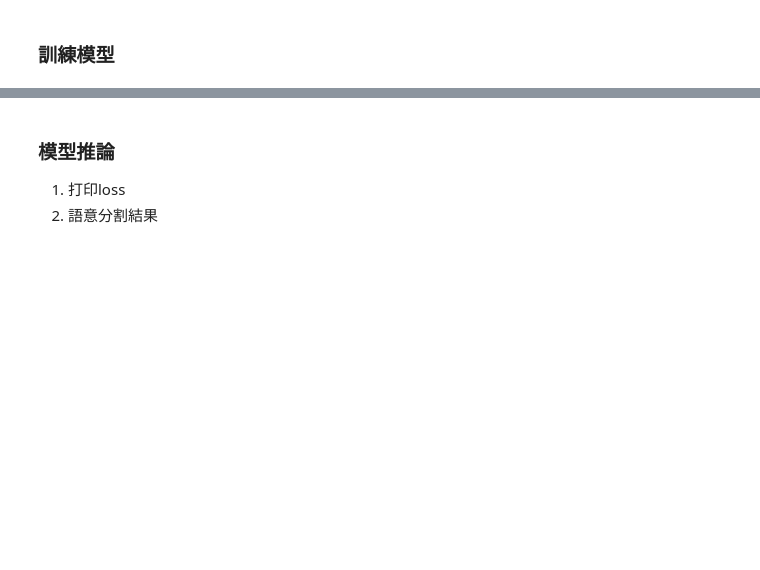
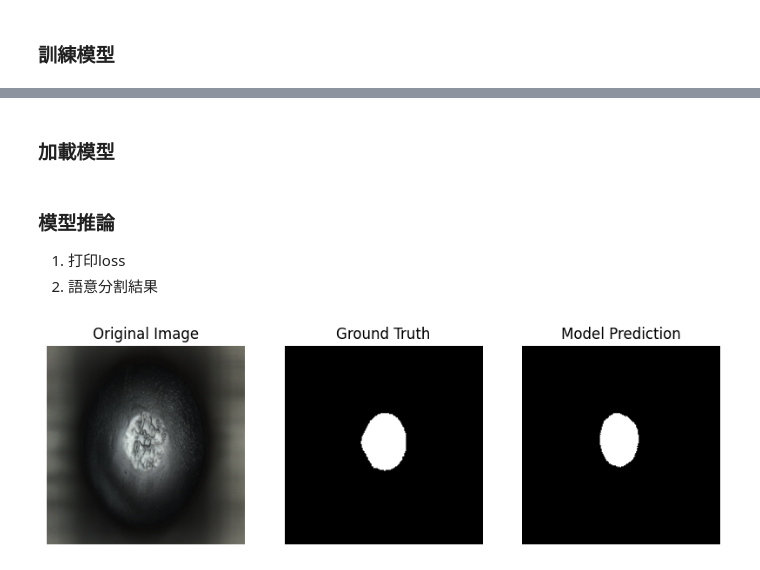
Before and after one commit to EureCalla/Probe-Mark, a Jupyter notebook: notebook/PM.ipynb, the cells around one changed output, grey strips where cells are left out. Drawn from its saved outputs; the diff is of its cells as text; code cells hidden in the pictures; blank space fills up the shorter version.

Commit message:
feat: 使用UNet和VGG16兩種架構訓練模型，完成模型推論，並且準備數據集改用torchvision.tv_tensors來轉換

```diff
--- a/notebook/PM.ipynb
+++ b/notebook/PM.ipynb
@@ -123,5 +83,9 @@ import os
 from PIL import Image
 import torch
 from torch.utils.data import Dataset, DataLoader
-import torchvision.transforms as transforms
+import torch
+import torchvision.transforms.v2 as T
+import torchvision.tv_tensors as tv_tensors
+# 設置訓練的設備（GPU/CPU）
+device = torch.device("cuda" if torch.cuda.is_available() else "cpu")
 # %%
@@ -260,5 +451,57 @@ torch.Size([234, 3, 1024, 1024]) torch.Size([234, 1, 1024, 1024])
+# %% [markdown]
+### 加載模型
+# %%
+import torch
+import torch.nn as nn
+
+# 初始化模型
+# model = UNet()
+model = VGG16()
+
+# 加載模型的狀態字典
+# model.load_state_dict(torch.load(folder_path+'\\unet_model.pth'))
+model.load_state_dict(torch.load(folder_path+'\\vgg16_model.pth'))
+# 加載完整模型
+# model = torch.load(folder_path+'\\unet_full_model.pth')
+model = torch.load(folder_path+'\\vgg16_full_model.pth')
 # %% [markdown]
 ### 模型推論
 1. 打印loss
 2. 語意分割結果
+# %%
+import matplotlib.pyplot as plt
+# 將模型設置為評估模式（這在進行推理時是必要的）
+model.eval()
+with torch.no_grad():
+    for orig_image, label_image in dataloader:
+        orig_image = orig_image.to(device)
+        label_image = label_image.to(device)
+
+        outputs = model(orig_image)
+        # 將輸出轉換0或1
+        outputs = (outputs > 0.5).float()
+
+        plt.figure(figsize=(10, 6))
+        plt.subplot(1, 3, 1)
+        plt.imshow(orig_image[0].permute(1, 2, 0).cpu().numpy())
+        plt.title("Original Image")
+        plt.axis("off")
+
+        plt.subplot(1, 3, 2)
+        plt.imshow(label_image[0][0].cpu().numpy(), cmap="gray")
+        plt.title("Ground Truth")
+        plt.axis("off")
+
+        plt.subplot(1, 3, 3)
+        plt.imshow(outputs[0][0].cpu().numpy(), cmap="gray")
+        plt.title("Model Prediction")
+        plt.axis("off")
+
+        # 保存圖像，指定文件名稱和格式
+        # plt.savefig(folder_path+'\\UNet_image_test.png', dpi=300, bbox_inches='tight')
+        plt.savefig(folder_path+'\\VGG16_image_test.png', dpi=300, bbox_inches='tight')
+        plt.show()
+        break
+# %% [output]
+[figure, added]
 # %%
```
Also changed, not shown: parts of 25 cells of this notebook.
